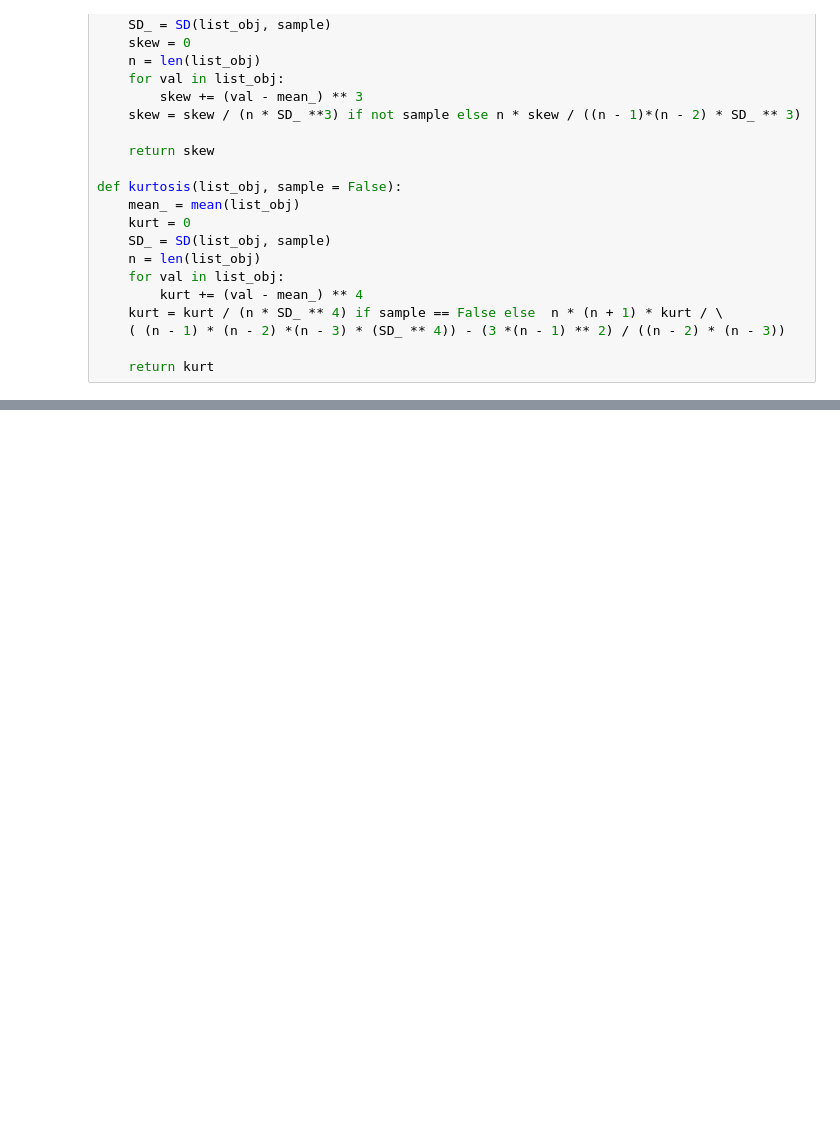
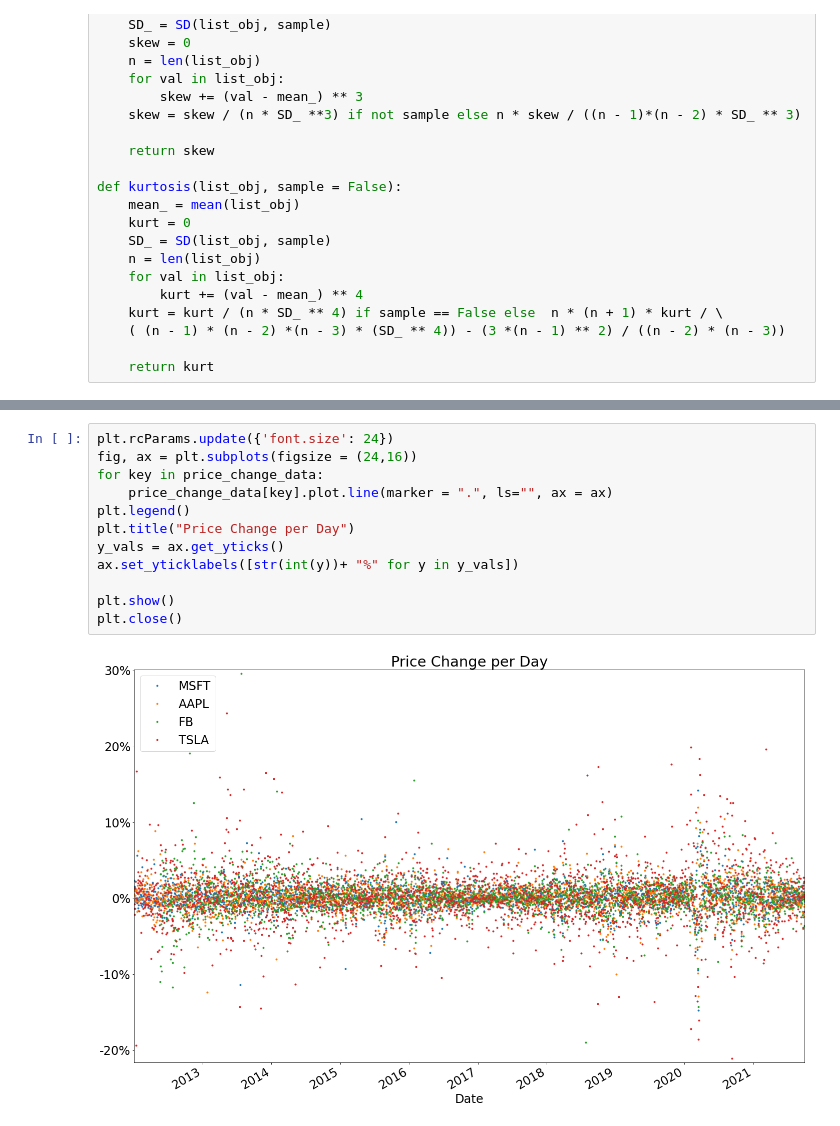
Before and after one commit to JacobPeterson7/ECON411Submissions, a Jupyter notebook: ClassProjects/ICP4.ipynb, the cells around one changed output, grey strips where cells are left out. Cells and saved outputs as stored; diff of their text form; blank space fills up the shorter version.

```diff
--- a/ClassProjects/ICP4.ipynb
+++ b/ClassProjects/ICP4.ipynb
@@ -125,0 +219,14 @@ def kurtosis(list_obj, sample = False):
+# %%
+plt.rcParams.update({'font.size': 24})
+fig, ax = plt.subplots(figsize = (24,16))
+for key in price_change_data:
+    price_change_data[key].plot.line(marker = ".", ls="", ax = ax)
+plt.legend()
+plt.title("Price Change per Day")
+y_vals = ax.get_yticks()
+ax.set_yticklabels([str(int(y))+ "%" for y in y_vals])
+
+plt.show()
+plt.close()
+# %% [output]
+[figure, added]
```
Also changed, not shown: parts of 12 cells of this notebook, 1 other file.
